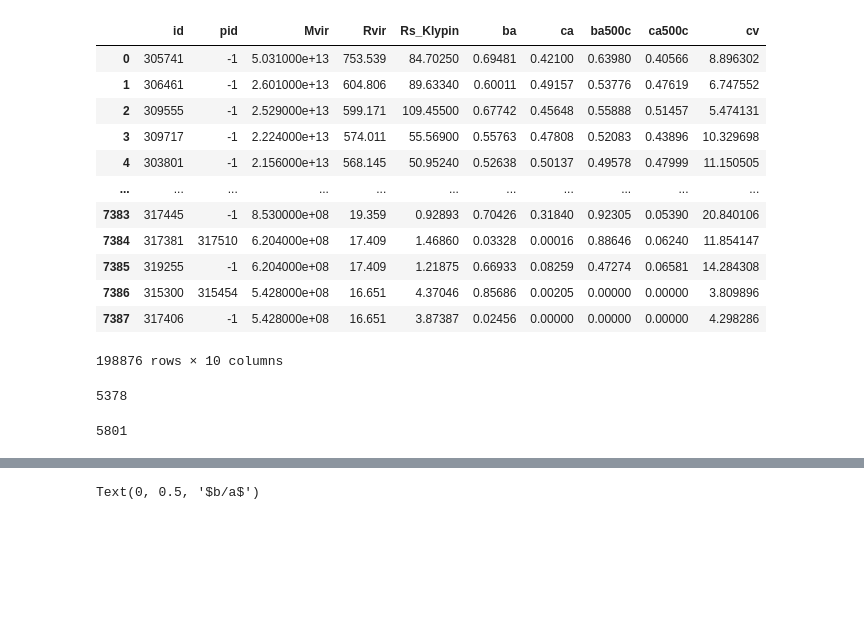
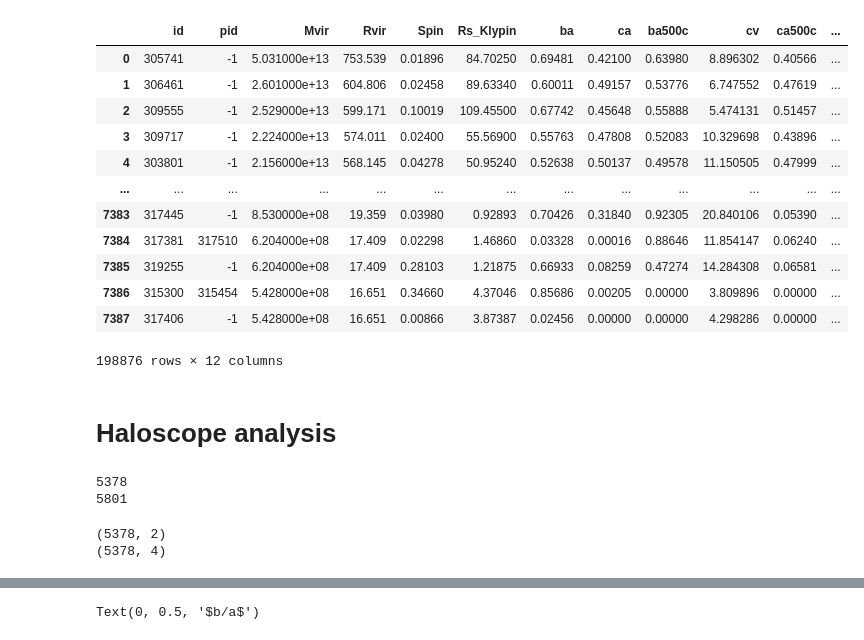
Before and after one commit to Martindelosrios/baryoscope, a Jupyter notebook: codes/Shapes_TNG_CV_LH.ipynb, the cells around one changed output, grey strips where cells are left out. Saved outputs shown, nothing was run; the diff lists cells and outputs as text; code cells hidden in the pictures; blank space fills up the shorter version.

Commit message:
code for cross-analysis

```diff
--- a/codes/Shapes_TNG_CV_LH.ipynb
+++ b/codes/Shapes_TNG_CV_LH.ipynb
@@ -39,17 +31,17 @@ def confidence_intervals(z,dx=1,dy=1):
 # %%
 #Obtengo la max y min mass de TNG LH (bar)
 nsim = 27
-lista_columns = ['id','pid','Mvir','Rvir','Rs_Klypin','ba','ca','ba500c','ca500c']
+lista_columns = ['id','pid','Mvir','Rvir','Spin','Rs_Klypin','ba','ca','ba500c','ca500c', 'TidalForce']
 
 
 path = '../Data/Rockstar/IllustrisTNG/CV/CV_'
 for i in range(nsim):
     if i == 0:
         data_bar = pd.read_table(path + str(i) + '/hlists/hlist_1.00000.list', index_col=False, header=63, sep='\s+', names=lista_columns,
-                         usecols=(1,5,10,11,37,46,47,51,52), low_memory=False)
+                         usecols=(1,5,10,11,26,37,46,47,51,52,81), low_memory=False)
     if i > 0:
         data_aux = pd.read_table(path + str(i) + '/hlists/hlist_1.00000.list', index_col=False, header=63, sep='\s+', names=lista_columns,
-                         usecols=(1,5,10,11,37,46,47,51,52), low_memory=False)
+                         usecols=(1,5,10,11,26,37,46,47,51,52,81), low_memory=False)
         data_bar = pd.concat([data_bar, data_aux])
 
 
@@ -73,47 +65,33 @@ data_bar
 # %%
 #Obtengo la max y min mass de TNG LH (bar)
 
 path = '../Data/Rockstar/IllustrisTNG_DM/CV/CV_'
 for i in range(nsim):
     if i == 0:
         data_dm = pd.read_table(path + str(i) + '/hlists/hlist_1.00000.list', index_col=False, header=64, sep='\s+', names=lista_columns,
-                         usecols=(1,5,10,11,37,46,47,51,52), low_memory=False)
+                         usecols=(1,5,10,11,26,37,46,47,51,52,81), low_memory=False)
     if i > 0:
         data_aux = pd.read_table(path + str(i) + '/hlists/hlist_1.00000.list', index_col=False, header=64, sep='\s+', names=lista_columns,
-                         usecols=(1,5,10,11,37,46,47,51,52), low_memory=False)
+                         usecols=(1,5,10,11,26,37,46,47,51,52,81), low_memory=False)
         data_dm = pd.concat([data_dm, data_aux])
 
 
 cv = data_dm.Rvir / data_dm.Rs_Klypin
 data_dm.insert(9,'cv', cv)
 data_dm
 # %% [output]
-|  | id | pid | Mvir | Rvir | Rs_Klypin | ba | ca | ba500c | ca500c | cv |
-| 0 | 305741 | -1 | 5.031000e+13 | 753.539 | 84.70250 | 0.69481 | 0.42100 | 0.63980 | 0.40566 | 8.896302 |
-| 1 | 306461 | -1 | 2.601000e+13 | 604.806 | 89.63340 | 0.60011 | 0.49157 | 0.53776 | 0.47619 | 6.747552 |
-| 2 | 309555 | -1 | 2.529000e+13 | 599.171 | 109.45500 | 0.67742 | 0.45648 | 0.55888 | 0.51457 | 5.474131 |
-| 3 | 309717 | -1 | 2.224000e+13 | 574.011 | 55.56900 | 0.55763 | 0.47808 | 0.52083 | 0.43896 | 10.329698 |
-| 4 | 303801 | -1 | 2.156000e+13 | 568.145 | 50.95240 | 0.52638 | 0.50137 | 0.49578 | 0.47999 | 11.150505 |
-| ... | ... | ... | ... | ... | ... | ... | ... | ... | ... | ... |
-| 7383 | 317445 | -1 | 8.530000e+08 | 19.359 | 0.92893 | 0.70426 | 0.31840 | 0.92305 | 0.05390 | 20.840106 |
-| 7384 | 317381 | 317510 | 6.204000e+08 | 17.409 | 1.46860 | 0.03328 | 0.00016 | 0.88646 | 0.06240 | 11.854147 |
-| 7385 | 319255 | -1 | 6.204000e+08 | 17.409 | 1.21875 | 0.66933 | 0.08259 | 0.47274 | 0.06581 | 14.284308 |
-| 7386 | 315300 | 315454 | 5.428000e+08 | 16.651 | 4.37046 | 0.85686 | 0.00205 | 0.00000 | 0.00000 | 3.809896 |
-| 7387 | 317406 | -1 | 5.428000e+08 | 16.651 | 3.87387 | 0.02456 | 0.00000 | 0.00000 | 0.00000 | 4.298286 |
+|  | id | pid | Mvir | Rvir | Spin | Rs_Klypin | ba | ca | ba500c | cv | ca500c | ... |
+| 0 | 305741 | -1 | 5.031000e+13 | 753.539 | 0.01896 | 84.70250 | 0.69481 | 0.42100 | 0.63980 | 8.896302 | 0.40566 | ... |
+| 1 | 306461 | -1 | 2.601000e+13 | 604.806 | 0.02458 | 89.63340 | 0.60011 | 0.49157 | 0.53776 | 6.747552 | 0.47619 | ... |
+| 2 | 309555 | -1 | 2.529000e+13 | 599.171 | 0.10019 | 109.45500 | 0.67742 | 0.45648 | 0.55888 | 5.474131 | 0.51457 | ... |
+| 3 | 309717 | -1 | 2.224000e+13 | 574.011 | 0.02400 | 55.56900 | 0.55763 | 0.47808 | 0.52083 | 10.329698 | 0.43896 | ... |
+| 4 | 303801 | -1 | 2.156000e+13 | 568.145 | 0.04278 | 50.95240 | 0.52638 | 0.50137 | 0.49578 | 11.150505 | 0.47999 | ... |
+| ... | ... | ... | ... | ... | ... | ... | ... | ... | ... | ... | ... | ... |
+| 7383 | 317445 | -1 | 8.530000e+08 | 19.359 | 0.03980 | 0.92893 | 0.70426 | 0.31840 | 0.92305 | 20.840106 | 0.05390 | ... |
+| 7384 | 317381 | 317510 | 6.204000e+08 | 17.409 | 0.02298 | 1.46860 | 0.03328 | 0.00016 | 0.88646 | 11.854147 | 0.06240 | ... |
+| 7385 | 319255 | -1 | 6.204000e+08 | 17.409 | 0.28103 | 1.21875 | 0.66933 | 0.08259 | 0.47274 | 14.284308 | 0.06581 | ... |
+| 7386 | 315300 | 315454 | 5.428000e+08 | 16.651 | 0.34660 | 4.37046 | 0.85686 | 0.00205 | 0.00000 | 3.809896 | 0.00000 | ... |
+| 7387 | 317406 | -1 | 5.428000e+08 | 16.651 | 0.00866 | 3.87387 | 0.02456 | 0.00000 | 0.00000 | 4.298286 | 0.00000 | ... |
-198876 rows × 10 columns
+198876 rows × 12 columns
-# %%
-halos_bar = data_bar[(data_bar.pid == -1) & (data_bar.Mvir > 2e11)  & (data_bar.Mvir < 1e12)]
-
-print(len(halos_bar))
-min_mass_hbar        = halos_bar.Mvir.min()
-max_mass_hbar        = halos_bar.Mvir.max()
-# %% [output]
-5378
-# %%
-halos_dm = data_dm[(data_dm.pid == -1) & (data_dm.Mvir > 2e11) & (data_dm.Mvir < 1e12)]
-
-print(len(halos_dm))
-min_mass_hDM = halos_dm.Mvir.min()
-max_mass_hDM = halos_dm.Mvir.max()
-# %% [output]
-5801
+# %% [markdown]
+# Haloscope analysis
@@ -119,0 +100,15 @@ max_mass_hDM = halos_dm.Mvir.max()
+# %%
+halos_bar = data_bar[(data_bar.pid == -1) & (data_bar.Mvir > 2e11)  & (data_bar.Mvir < 1e12)]
+
+print(len(halos_bar))
+min_mass_hbar        = halos_bar.Mvir.min()
+max_mass_hbar        = halos_bar.Mvir.max()
+
+halos_dm = data_dm[(data_dm.pid == -1) & (data_dm.Mvir > 2e11) & (data_dm.Mvir < 1e12)]
+
+print(len(halos_dm))
+min_mass_hDM = halos_dm.Mvir.min()
+max_mass_hDM = halos_dm.Mvir.max()
+# %% [output]
+5378
+5801
@@ -119,0 +117,10 @@ max_mass_hDM = halos_dm.Mvir.max()
+# %%
+x_train = np.asarray(halos_bar[['Mvir', 'TidalForce']]) #np.random.randn(100000,2) ## this could be 100000 baryonified haloes with 2 input properties
+y_train = np.asarray(halos_bar[['Spin','ba', 'ca', 'cv']]) #np.random.randn(100000,3) ## this could be 100000 baryonified haloes with 3 output properties
+x_test  = np.asarray(halos_dm[['Mvir', 'TidalForce']]) #np.random.randn(20000,2)   ## this could be 20000 dm haloes with 2 input properties
+
+print (x_train.shape)
+print (y_train.shape)
+# %% [output]
+(5378, 2)
+(5378, 4)
```
Also changed, not shown: parts of 24 cells of this notebook, 1 other file.
